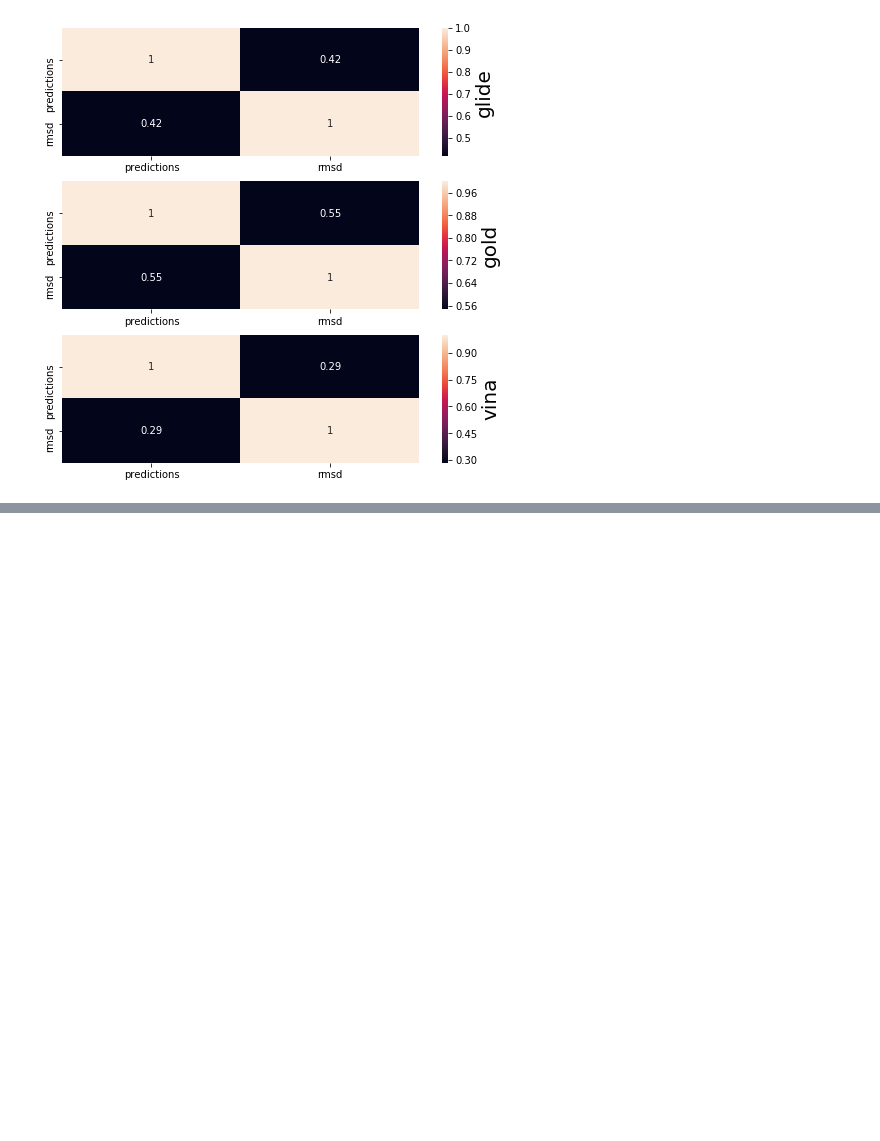
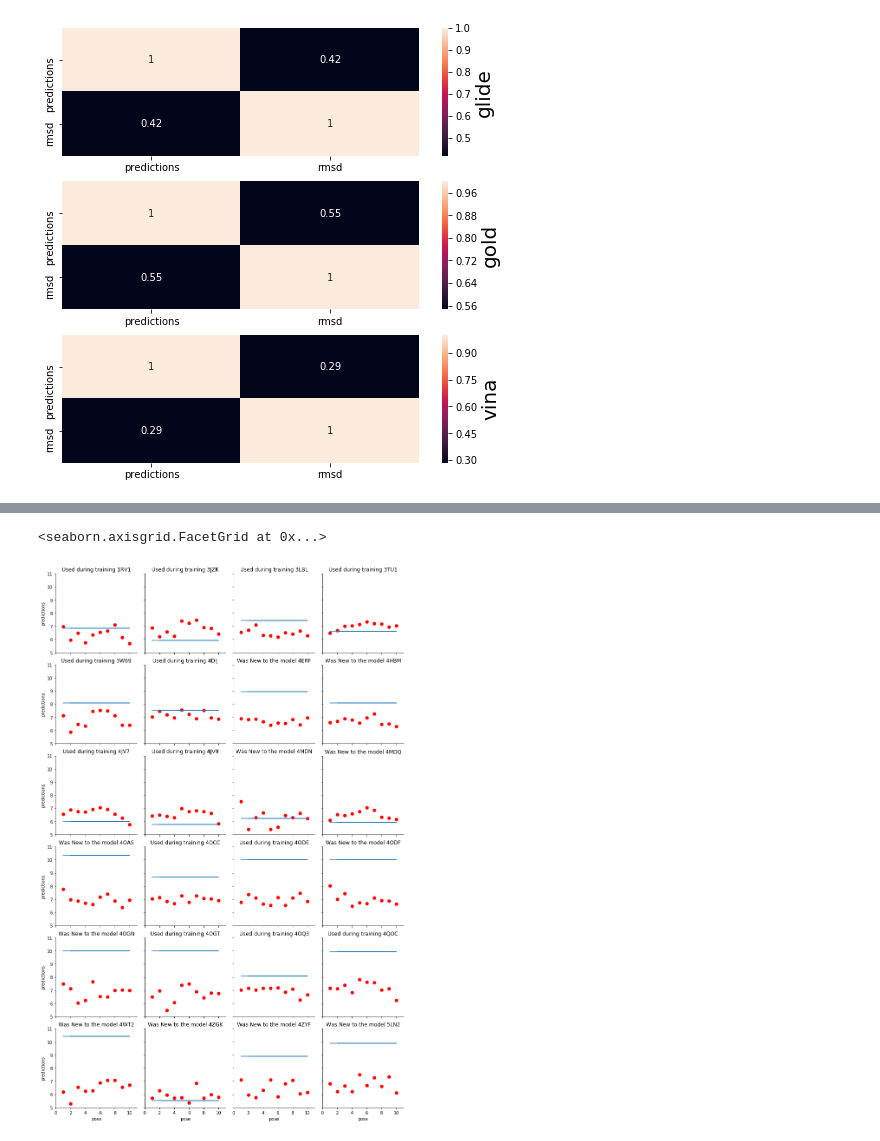
Before and after one commit to akezhanmussa/ProteinLigandPredictor, a Jupyter notebook: structured/utils/visualization/DataAnalysis.ipynb, the cells around one changed output, grey strips where cells are left out. Drawn from its saved outputs; the diff is of its cells as text; code cells hidden in the pictures; blank space fills up the shorter version.

```diff
--- a/structured/utils/visualization/DataAnalysis.ipynb
+++ b/structured/utils/visualization/DataAnalysis.ipynb
@@ -413,3 +488,9 @@ array(['1RV1', '3JZK', '3LBL', '3TU1', '3W69', '4DIJ', '4ERF', '4HBM',
+# %%
+'''
+    unique pdb codes in the sorted order
+'''
+
+keys = merged_p_v_r["Representative"].unique()
 # %%
 # splitted by each complex, so each key contains small dataframe
 splitted_by_repr = make_dock_split(merged_p_v_r, split_by = "Representative", compare = "predictions", relative = "Num", useless_columns = ["Unit"])
@@ -421,0 +525,12 @@ sns.lmplot(x = "predictions", y = "pose", data = rv)
+# %%
+'''
+    Same pdb 24 codes but with lower case
+'''
+
+lower_keys = keys.copy()
+index = 0
+while index < len(lower_keys):
+    lower_keys[index] =lower_keys[index].lower()
+    index += 1
+# %%
+used_for_training = set(file_training.keys()).intersection(set(lower_keys))
@@ -421,0 +562,28 @@ sns.lmplot(x = "predictions", y = "pose", data = rv)
+# %%
+'''
+    col represents the third dimension,
+
+    graphics below demonstrate the
+    difference between
+    the real affinty value
+    (the blue line) and the predictions
+    of each pose (read points)
+'''
+
+g = sns.FacetGrid(merged_p_v_r, col = 'Representative', margin_titles = True, col_wrap = 4)
+g.map(plt.scatter, "pose", "predictions", color = "red", s = 50, lw = 1)
+index = 0
+for ax in g.axes.flat:
+    ax.plot("pose", "Num", data = splitted_by_repr[keys[index]])
+
+    if keys[index].lower() in used_for_training:
+        ax.set_title(f"Used during training {keys[index]}")
+    else:
+        ax.set_title(f"Was New to the model {keys[index]}")
+    index += 1
+
+
+g.set(xlim = (0, 11),ylim = (5, 11))
+# %% [output]
+<seaborn.axisgrid.FacetGrid at 0x...>
+[figure, added]
```
Also changed, not shown: parts of 44 cells of this notebook.
